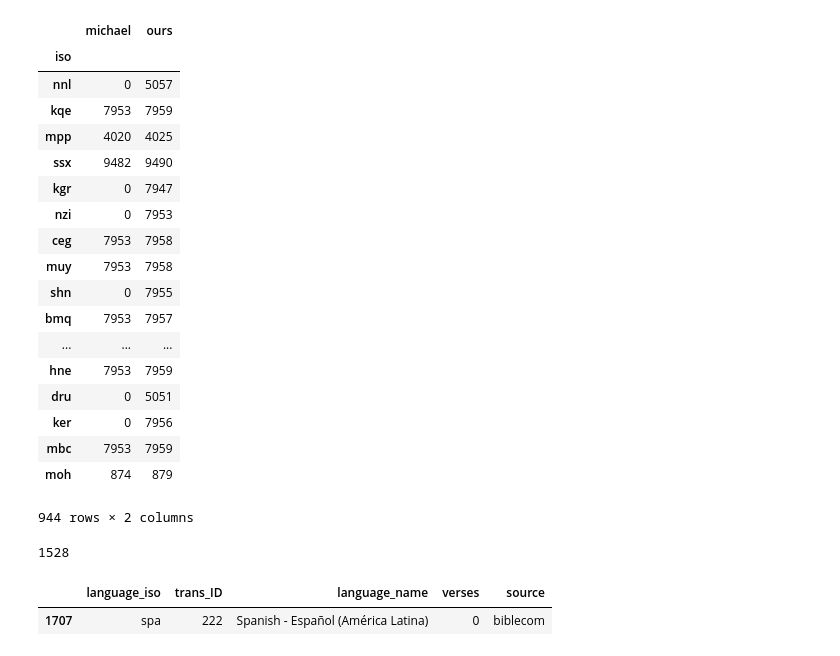
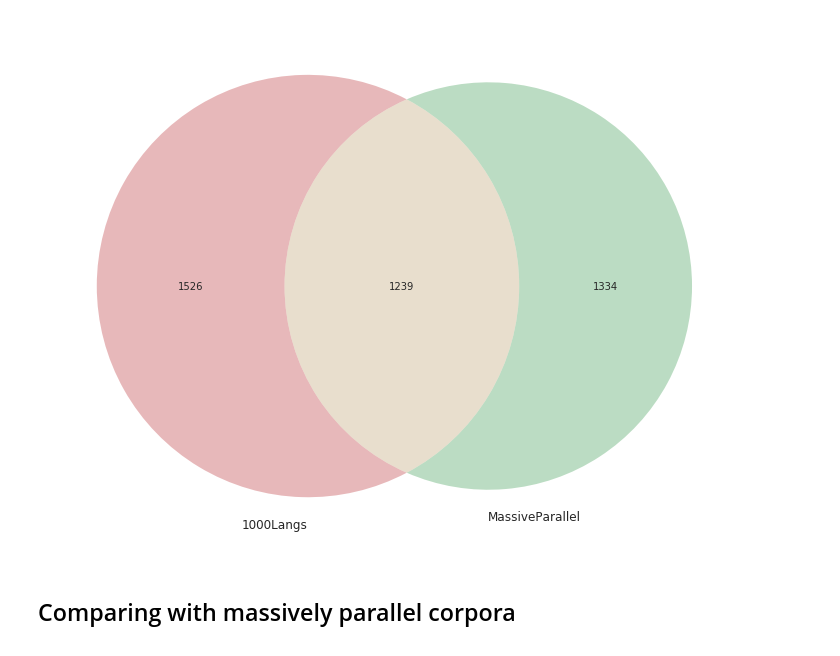
Before and after one commit to ehsanasgari/1000Langs, a Jupyter notebook: run_crawler/Statistics.ipynb, the cells around one changed output. Drawn from its saved outputs; the diff is of its cells as text; code cells hidden in the pictures.

```diff
--- a/run_crawler/Statistics.ipynb
+++ b/run_crawler/Statistics.ipynb
@@ -23,21 +20,0 @@ df=pd.read_table('/mounts/data/proj/asgari/final_proj/000_datasets/testbib/API/r
-# %%
-my_length=dict()
-for x ,y in df.groupby('language_iso')['verses'].apply(list).to_dict().items():
-    my_length[x]=max(y)
-# %%
-a=set(lang_length.keys())
-for x in set(my_length.keys()):
-    a.add(x)
-# %%
-report={'iso':[],'michael':[],'ours':[]}
-
-for x in a:
-    report['iso'].append(x)
-    if x in my_length:
-        report['ours'].append(my_length[x])
-    else:
-        report['ours'].append(0)
-    if x in lang_length:
-        report['michael'].append(lang_length[x]-15)
-    else:
-        report['michael'].append(0)
@@ -70,33 +21,19 @@ df
-# %%
-df[df['ours']>=df['michael']]
-# %% [output]
-|  | michael | ours |
-| iso |  |  |
-| nnl | 0 | 5057 |
-| kqe | 7953 | 7959 |
-| mpp | 4020 | 4025 |
-| ssx | 9482 | 9490 |
-| kgr | 0 | 7947 |
-| nzi | 0 | 7953 |
-| ceg | 7953 | 7958 |
-| muy | 7953 | 7958 |
-| shn | 0 | 7955 |
-| bmq | 7953 | 7957 |
-| ... | ... | ... |
-| hne | 7953 | 7959 |
-| dru | 0 | 5051 |
-| ker | 0 | 7956 |
-| mbc | 7953 | 7959 |
-| moh | 874 | 879 |
-944 rows × 2 columns
-# %%
-out_path='/mounts/data/proj/asgari/final_proj/000_datasets/testbib/API/'
-len(pd.read_table(out_path+'/reports/final_rep.tsv').language_iso.unique().tolist())
-# %% [output]
-1528
-# %%
-df=pd.read_table(out_path+'/reports/final_rep.tsv')
-df[df['trans_ID']=='222']
-# %% [output]
-|  | language_iso | trans_ID | language_name | verses | source |
-| 1707 | spa | 222 | Spanish - Español (América Latina) | 0 | biblecom |
+# %%
+df_1000Langs_stat=dict()
+for x ,y in df_1000Langs.groupby('language_iso')['verses'].apply(list).to_dict().items():
+    df_1000Langs_stat[x]=[len(y),max(y), np.mean(y)]
+
+rows=[]
+for iso, scores in df_1000Langs_stat.items():
+    rows.append([iso, scores[0], scores[1], scores[2]])
+df_1000Langs=pd.DataFrame(rows)
+df_1000Langs=df_1000Langs.rename(index=str, columns={0:'language_iso',1:'#trans-1000Langs', 2:'max-verse-1000Langs',3:'mean-verse-1000Langs'})
+df_1000Langs=df_1000Langs.set_index('language_iso')
+
+lange_overlap={'MassiveParallel':df_massivepar.language_iso.tolist(),'1000Langs':df_1000Langs.index.tolist()}
+
+l=methods2venn2(lange_overlap, name=out_path+'/reports/venn.png')
+# %% [output]
+[figure, added]
+# %% [markdown]
+## Comparing with massively parallel corpora
```
Also changed, not shown: parts of 12 cells of this notebook, 18 other files.
